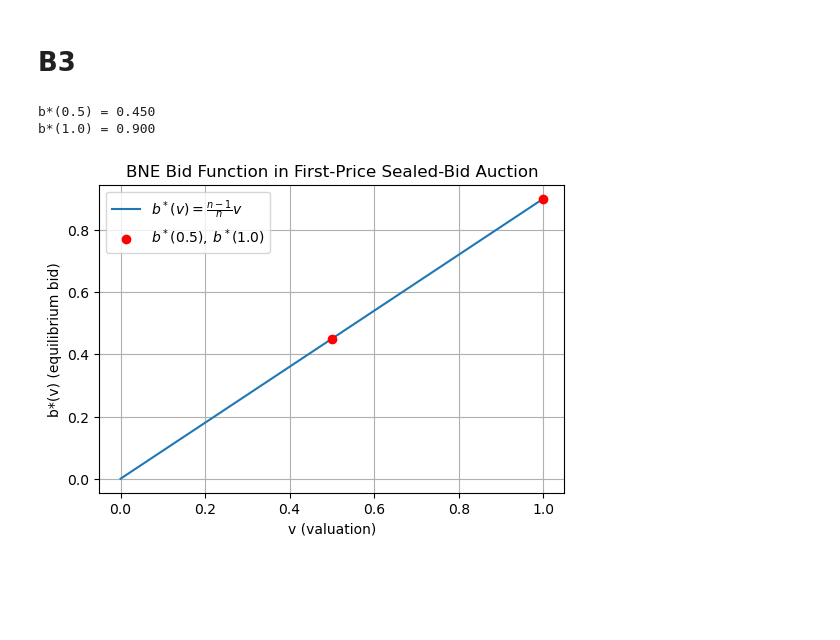
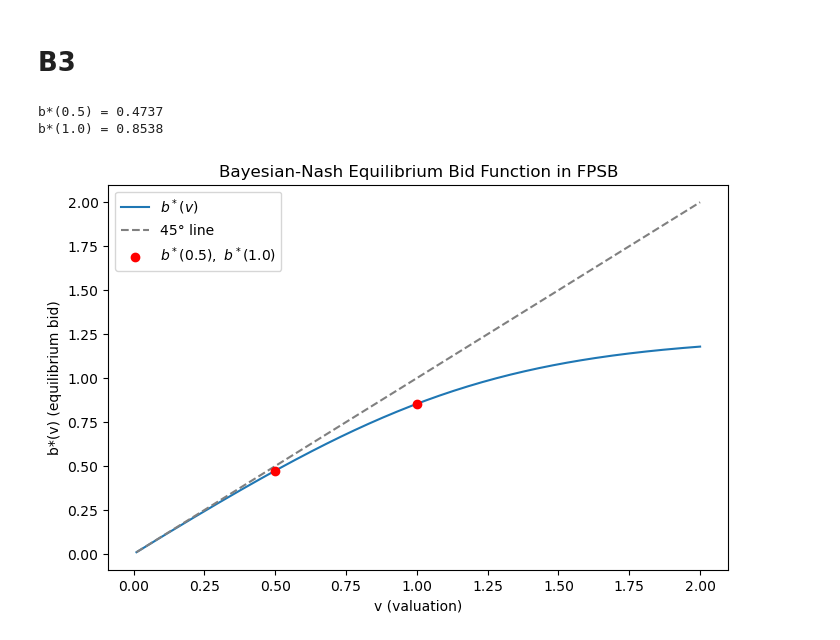
Before and after one commit to Bjorn-Pettersson/2025-hjemmeopgave2, a Jupyter notebook: submission/A3.ipynb, the cells around one changed output. Saved outputs shown, nothing was run; the diff lists cells and outputs as text; code cells hidden in the pictures; blank space fills up the shorter version.

```diff
--- a/submission/A3.ipynb
+++ b/submission/A3.ipynb
@@ -471,6 +471,11 @@ Notes:
 [1] Standard Errors are heteroscedasticity robust (HC3)
 # %% [markdown]
 # PART B
+# %%
+price_var = 'price2ref'
+
+I = (dat.metacat == 'Cell Phones & Accessories') & (dat.price2ref < 2.0) & (dat.count1 >= 10)
+d = dat[I].copy() # to avoid having a pointer
 # %% [markdown]
 # B1
 # %%
@@ -658,37 +672,50 @@ plt.legend(); plt.grid(); plt.show()
 # %% [markdown]
 # B3
 # %%
+from scipy.integrate import quad
+from scipy.stats import lognorm
 import numpy as np
 import matplotlib.pyplot as plt
 
-# Number of bidders (same as in parts A/B)
+# ---- parameters from previous question -------------------------
 n = 10
+mu_hat    = -0.582
+sigma_hat = 0.505
 
-# Equilibrium bidding function in FPSB under uniform[0,1] values:
-#   b*(v) = (n − 1)/n · v
-def b_star(v):
-    return (n - 1) / n * v
+# ---- CDF of the valuation distribution -------------------------
+F_cdf = lambda v: lognorm.cdf(v, s=sigma_hat, scale=np.exp(mu_hat))
 
-# Evaluate at v = 0.5 and v = 1.0
-for v in [0.5, 1.0]:
-    print(f"b*({v}) = {(n-1)/n * v:.3f}")
+# ---- equilibrium bid function under revenue equivalence --------
+def b_star(v, F_cdf, n):
+    if v <= 0: return 0.0
+    numer = quad(lambda x: F_cdf(x)**(n - 1), 0, v)[0]
+    denom = F_cdf(v)**(n - 1)
+    return v - numer / denom
 
-# Plot b*(v) over [0, 1]
-vs = np.linspace(0, 1, 100)
-bs = b_star(vs)
+# ---- Evaluate at v = 0.5 and v = 1.0 ---------------------------
+v_points = [0.5, 1.0]
+b_points = [b_star(v, F_cdf, n) for v in v_points]
+for v, b in zip(v_points, b_points):
+    print(f"b*({v}) = {b:.4f}")
 
-plt.figure(figsize=(6, 4))
-plt.plot(vs, bs, label=r'$b^*(v)=\frac{n-1}{n}v$')
-plt.scatter([0.5, 1.0], [b_star(0.5), b_star(1.0)],
-            color='red', zorder=5,
-            label=r'$b^*(0.5),\,b^*(1.0)$')
-plt.xlabel('v (valuation)')
-plt.ylabel('b*(v) (equilibrium bid)')
-plt.title('BNE Bid Function in First-Price Sealed-Bid Auction')
+# ---- Plot the bid function -------------------------------------
+vs = np.linspace(0.01, 2.0, 200)
+bs = [b_star(v, F_cdf, n) for v in vs]
+
+plt.figure(figsize=(8, 5))
+plt.plot(vs, bs, label=r"$b^*(v)$")
+plt.plot(vs, vs, '--', color='gray', label="45° line")
+
+# Add red dots at v = 0.5 and v = 1.0
+plt.scatter(v_points, b_points, color='red', zorder=5, label=r"$b^*(0.5),\ b^*(1.0)$")
+
+plt.xlabel("v (valuation)")
+plt.ylabel("b*(v) (equilibrium bid)")
+plt.title("Bayesian-Nash Equilibrium Bid Function in FPSB")
 plt.legend()
-plt.grid(True)
+plt.grid(False)
 plt.show()
 # %% [output]
-b*(0.5) = 0.450
-b*(1.0) = 0.900
+b*(0.5) = 0.4737
+b*(1.0) = 0.8538
-[figure, old version]
+[figure, new version]
```
Also changed, not shown: parts of 10 cells of this notebook.
